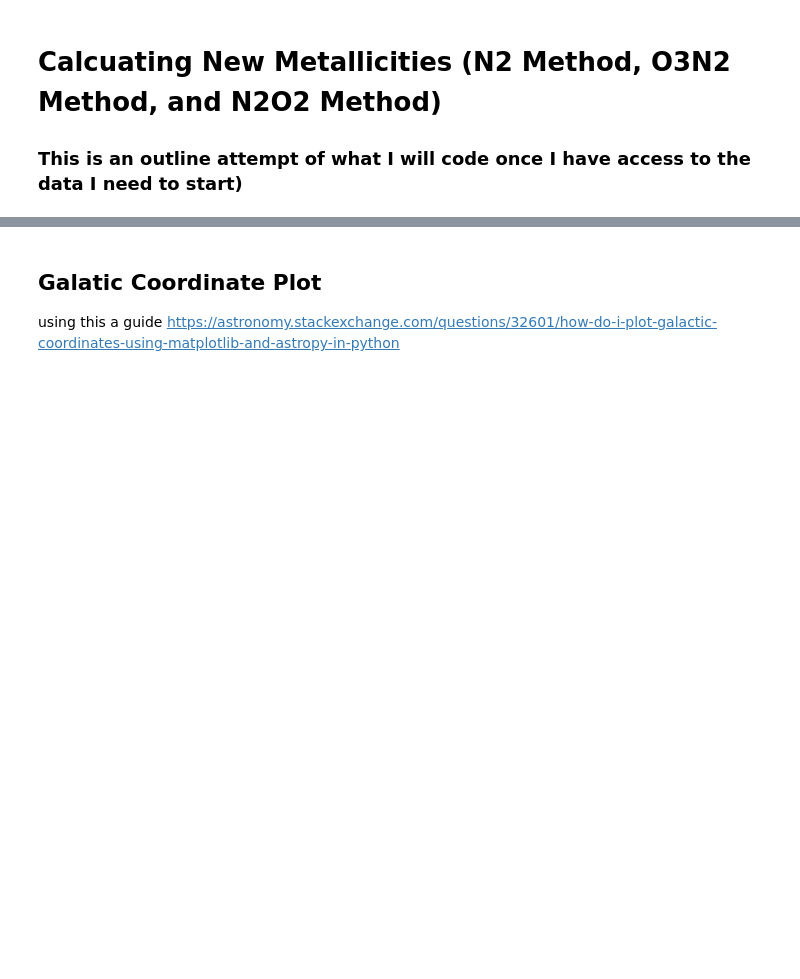
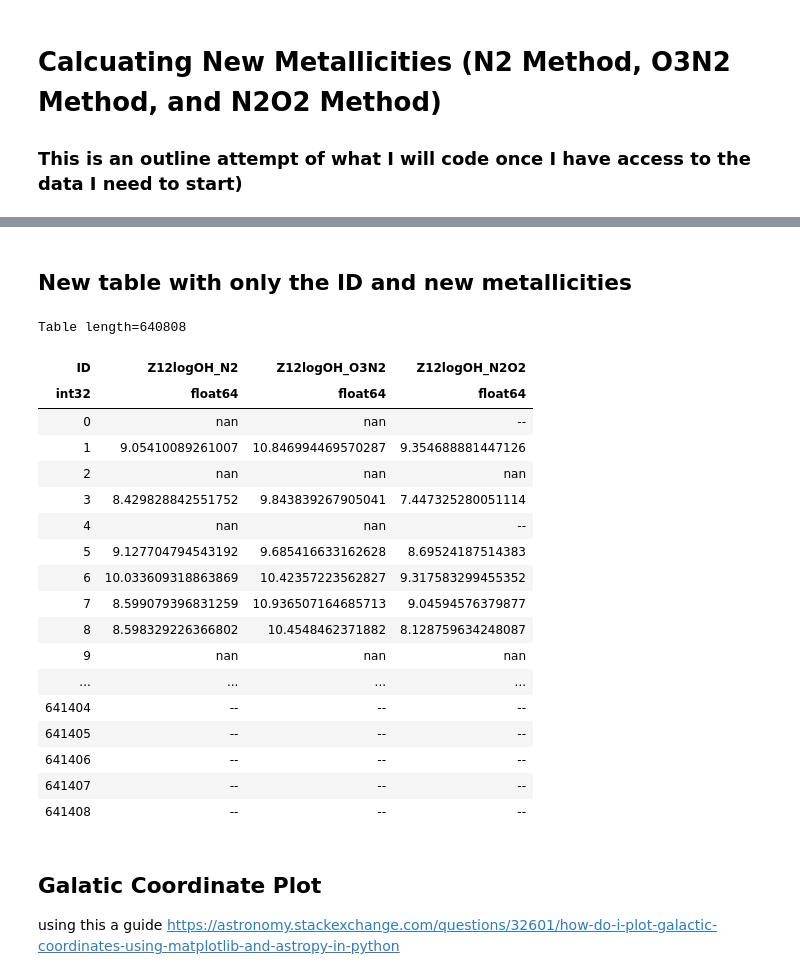
Before and after one commit to kadglass/SmallScale, a Jupyter notebook: (New Metallicity) Small Scale Environment.ipynb, the cells around one changed output, grey strips where cells are left out. Drawn from its saved outputs; the diff is of its cells as text; code cells hidden in the pictures; blank space fills up the shorter version.

```diff
--- a/(New Metallicity) Small Scale Environment.ipynb
+++ b/(New Metallicity) Small Scale Environment.ipynb
@@ -156,31 +156,6 @@ Table length=10
 # Calcuating New Metallicities (N2 Method, O3N2 Method, and N2O2 Method)
 
 ### This is an outline attempt of what I will code once I have access to the data I need to start)
-# %%
-'''data_table['N2_H'] = np.nan
-data_table['O3N2'] = np.nan
-data_table['N2O2'] = np.nan
-data_table['log_M_sSFR'] = np.nan
-
-for i in range(len(data_table)):
-
-    #I might not need to put these in a for loop
-
-    data_table['N2_H'][i] = data_table['N2'][i] / data_table['Ha'][i]
-    data_table['O3N2'][i] = data_table['O3'][i] / data_table['Hb'][i] / data_table['N2'][i]
-    data_table['N2O2'][i] = data_table['N2'][i] / data_table['O3'][i]
-
-    data_table['log_M_sSFR'][i] = 283.728 - 116.265 * np.log(data_table['ELPETRO_MASS'][i]) + 17.4403 *
-    (np.log(data_table['ELPETRO_MASS'][i]))**2 - 1.17146 * (np.log(data_table['ELPETRO_MASS'][i]))**3 + 0.0296526 *
-    (np.log(data_table['ELPETRO_MASS'][i]))**4
-
-
-    #log(SSFR)M⋆ =283.728−116.265×logM⋆+ 17.4403×logM⋆ 2−1.17146×logM⋆ 3+0.0296526×logM⋆ 4.''';
-# %%
-'''data_table['change_log_sSFR'] = np.nan
-
-for i in range(len(data_table)):
-    data_table['change_log_sSFR'][i] = np.log(data_table['sSFR'][i]) - data_table['log_M_sSFR'][i]''';
 # %%
 '''data_table['Z12logOH_N2'] = np.nan
 data_table['Z12logOH_O3N2'] = np.nan
@@ -199,15 +174,14 @@ for i in range(len(data_table)):
     #12+log(O/H)O3N2=8.98−0.32×log(O3N2) −0.18×∆log(SSFR)
     #12+log(O/H)N2O2=9.20+0.54×log(N2O2) −0.36×∆log(SSFR).''';
 # %%
-# If don't need for loops
 
-'''data_table['N2_H'][i] = data_table['N2'][i] / data_table['Ha'][i]
-data_table['O3N2'][i] = data_table['O3'][i] / data_table['Hb'][i] / data_table['N2'][i]
-data_table['N2O2'][i] = data_table['N2'][i] / data_table['O3'][i]'''
 
-data_table['log_M_sSFR'] = 283.728 - 116.265 * np.log(data_table['ELPETRO_MASS']) + 17.4403 * (np.log(data_table['ELPETRO_MASS']**2)) - 1.17146 * (np.log(data_table['ELPETRO_MASS']**3)) + 0.0296526 *(np.log(data_table['ELPETRO_MASS']**4))
+#data_table['log_M_sSFR'] = 283.728 - 116.265 * np.log(data_table['ELPETRO_MASS']) + 17.4403 * (np.log(data_table['ELPETRO_MASS']**2)) - 1.17146 * (np.log(data_table['ELPETRO_MASS']**3)) + 0.0296526 *(np.log(data_table['ELPETRO_MASS']**4))
 
-data_table['change_log_sSFR'] = np.log(np.abs(data_table['sSFR'])) - data_table['log_M_sSFR'] #have to take the absolute value of sSFR?
+data_table['log_M_sSFR'] = 283.728 - 116.265 * np.log10(data_table['ELPETRO_MASS']) + 17.4403 * (np.log10(data_table['ELPETRO_MASS']))**2 - 1.17146 * (np.log10(data_table['ELPETRO_MASS']))**3 + 0.0296526 *(np.log10(data_table['ELPETRO_MASS']))**4
+
+
+data_table['change_log_sSFR'] = data_table['sSFR'] - data_table['log_M_sSFR'] #have to take the absolute value of sSFR?
 
 data_table['Z12logOH_N2'] = 9.12 + 0.58 * np.log(data_table['N2']) - 0.19 * data_table['change_log_sSFR']
 data_table['Z12logOH_O3N2'] = 8.98 - 0.32 * np.log(data_table['O3N2']) - 0.18 * data_table['change_log_sSFR']
@@ -258,3 +208,34 @@ Table length=20
 | 2.0 | 1.0 | 146.11837314654915 | -0.8681720079197474 | 0.127676 | -20.57564 | 2.4138639867305756 | -10.000778198242188 | nan | nan | nan | ... |
 | 1.0 | 1.0 | 146.0937040634269 | -0.793110365699979 | 0.06758517 | -21.002686 | 2.5576817989349365 | -11.682926177978516 | nan | nan | nan | ... |
 | -99.0 | 0.0 | 146.09345388870267 | -1.0082065355627519 | 0.06589106 | -19.2553 | 2.5461402535438538 | nan | nan | nan | nan | ... |
+# %% [markdown]
+## New table with only the ID and new metallicities
+# %%
+new_metallicities = Table()
+# %%
+new_metallicities['ID'] = data_table['ID']
+new_metallicities['Z12logOH_N2'] = data_table['Z12logOH_N2']
+new_metallicities['Z12logOH_O3N2'] = data_table['Z12logOH_O3N2']
+new_metallicities['Z12logOH_N2O2'] = data_table['Z12logOH_N2O2']
+
+new_metallicities
+# %% [output]
+Table length=640808
+| ID | Z12logOH_N2 | Z12logOH_O3N2 | Z12logOH_N2O2 |
+| int32 | float64 | float64 | float64 |
+| 0 | nan | nan | -- |
+| 1 | 9.05410089261007 | 10.846994469570287 | 9.354688881447126 |
+| 2 | nan | nan | nan |
+| 3 | 8.429828842551752 | 9.843839267905041 | 7.447325280051114 |
+| 4 | nan | nan | -- |
+| 5 | 9.127704794543192 | 9.685416633162628 | 8.69524187514383 |
+| 6 | 10.033609318863869 | 10.42357223562827 | 9.317583299455352 |
+| 7 | 8.599079396831259 | 10.936507164685713 | 9.04594576379877 |
+| 8 | 8.598329226366802 | 10.4548462371882 | 8.128759634248087 |
+| 9 | nan | nan | nan |
+| ... | ... | ... | ... |
+| 641404 | -- | -- | -- |
+| 641405 | -- | -- | -- |
+| 641406 | -- | -- | -- |
+| 641407 | -- | -- | -- |
+| 641408 | -- | -- | -- |
```
Also changed, not shown: parts of 12 cells of this notebook.
